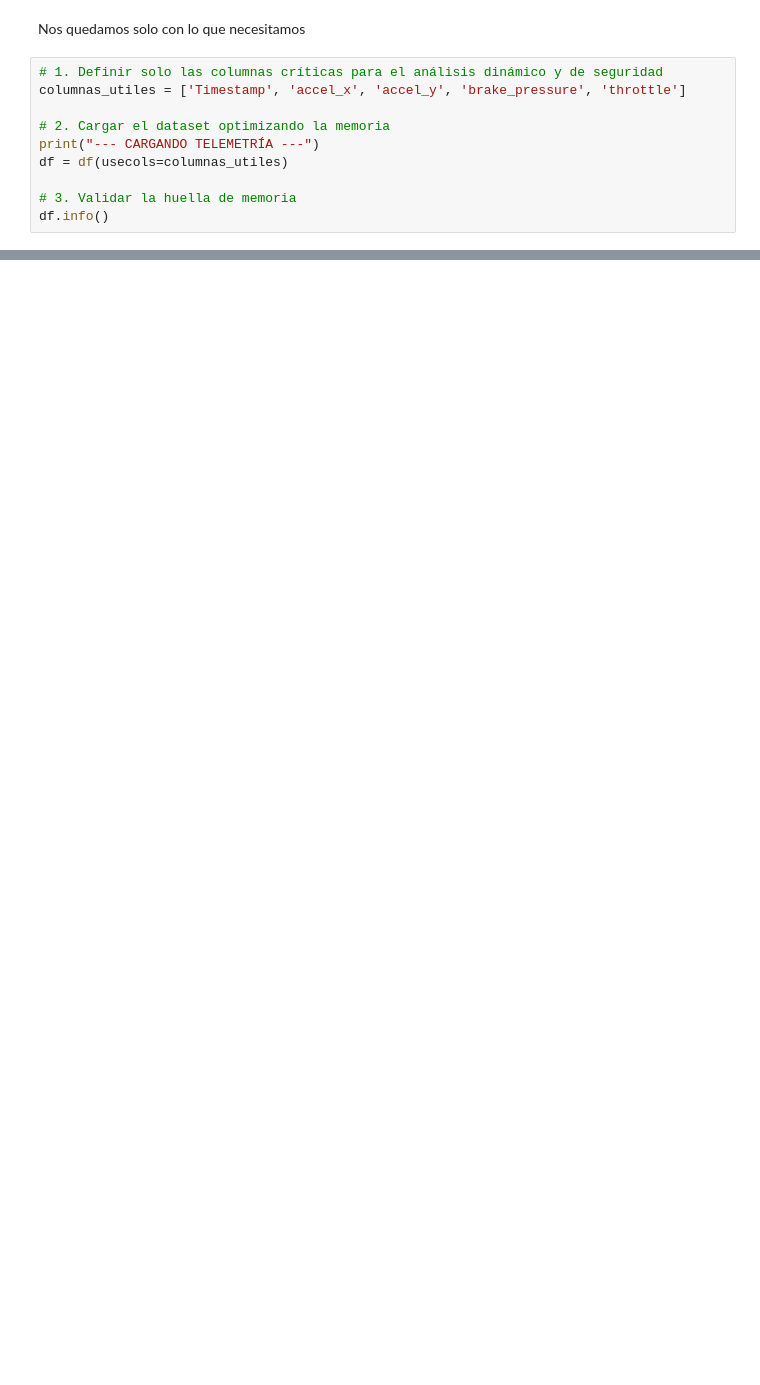
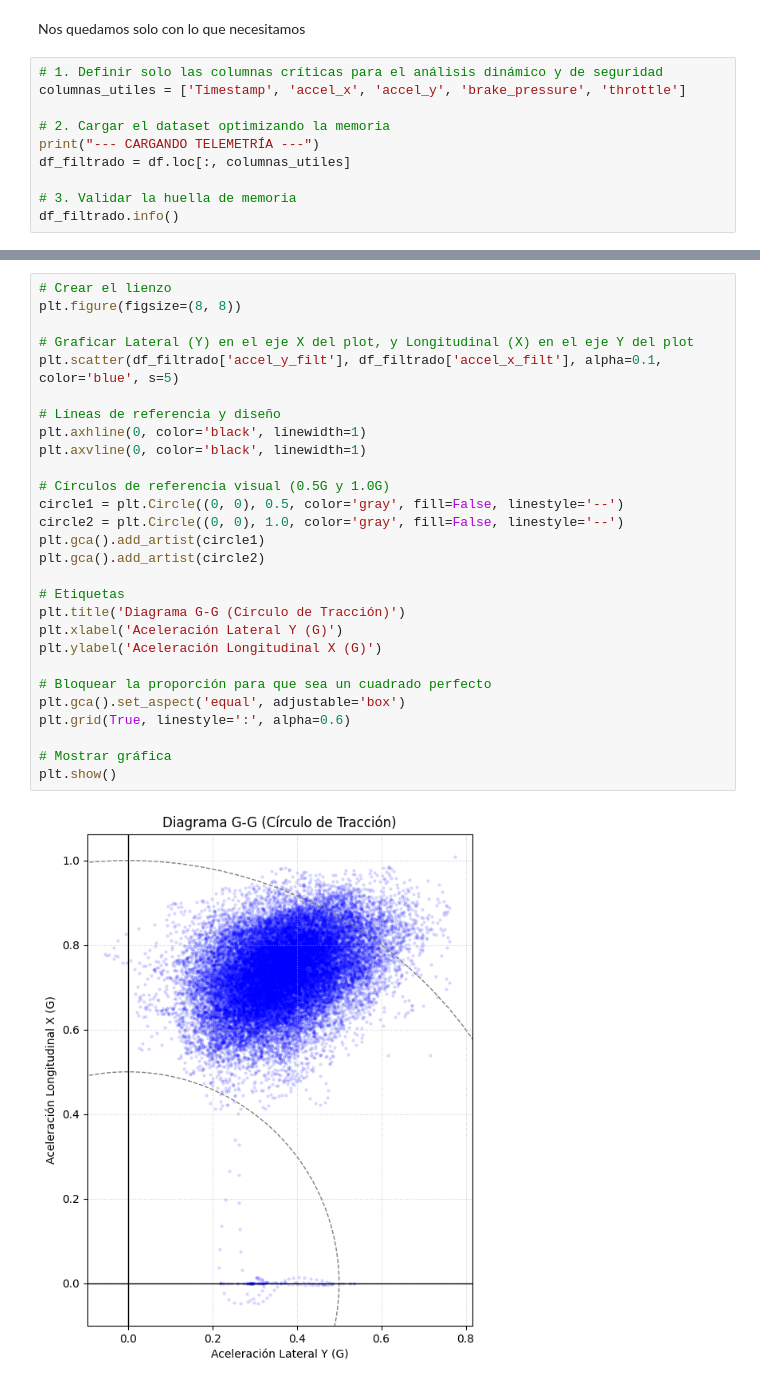
Before and after one commit to adrianjsv936/reclutamiento-daq-UM, a Jupyter notebook: ReclutamientoUM.ipynb, the cells around one changed output, grey strips where cells are left out. Cells and saved outputs as stored; diff of their text form; blank space fills up the shorter version.

Commit message:
feat(telemetria): finalizar pipeline de codigo para la actividad 2

```diff
--- a/ReclutamientoUM.ipynb
+++ b/ReclutamientoUM.ipynb
@@ -29,7 +55,7 @@ columnas_utiles = ['Timestamp', 'accel_x', 'accel_y', 'brake_pressure', 'throttl
 
 # 2. Cargar el dataset optimizando la memoria
 print("--- CARGANDO TELEMETRÍA ---")
-df = df(usecols=columnas_utiles)
+df_filtrado = df.loc[:, columnas_utiles]
 
 # 3. Validar la huella de memoria
-df.info()
+df_filtrado.info()
@@ -118,0 +191,30 @@ La Fuerza G combinada máxima (filtrada) es: 1.272 G
+# %%
+# Crear el lienzo
+plt.figure(figsize=(8, 8))
+
+# Graficar Lateral (Y) en el eje X del plot, y Longitudinal (X) en el eje Y del plot
+plt.scatter(df_filtrado['accel_y_filt'], df_filtrado['accel_x_filt'], alpha=0.1, color='blue', s=5)
+
+# Líneas de referencia y diseño
+plt.axhline(0, color='black', linewidth=1)
+plt.axvline(0, color='black', linewidth=1)
+
+# Círculos de referencia visual (0.5G y 1.0G)
+circle1 = plt.Circle((0, 0), 0.5, color='gray', fill=False, linestyle='--')
+circle2 = plt.Circle((0, 0), 1.0, color='gray', fill=False, linestyle='--')
+plt.gca().add_artist(circle1)
+plt.gca().add_artist(circle2)
+
+# Etiquetas
+plt.title('Diagrama G-G (Círculo de Tracción)')
+plt.xlabel('Aceleración Lateral Y (G)')
+plt.ylabel('Aceleración Longitudinal X (G)')
+
+# Bloquear la proporción para que sea un cuadrado perfecto
+plt.gca().set_aspect('equal', adjustable='box')
+plt.grid(True, linestyle=':', alpha=0.6)
+
+# Mostrar gráfica
+plt.show()
+# %% [output]
+[figure, added]
```
Also changed, not shown: parts of 7 cells of this notebook.
